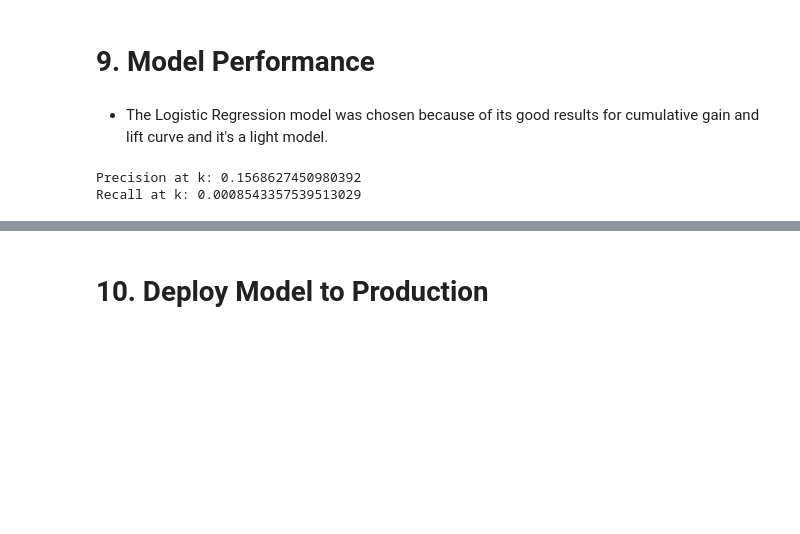
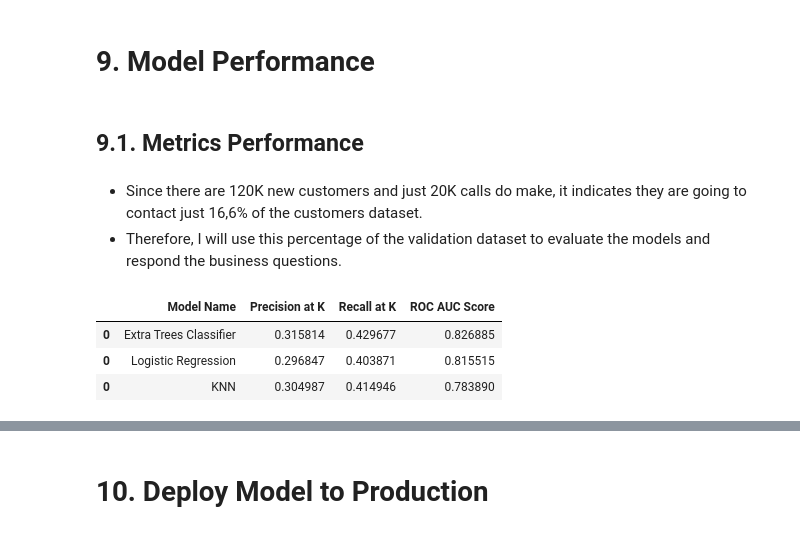
Before and after one commit to Gutscs/Health-Insurance-Cross-Sell, a Jupyter notebook: HealthInsurance.ipynb, the cells around one changed output, grey strips where cells are left out. Drawn from its saved outputs; the diff is of its cells as text; code cells hidden in the pictures; blank space fills up the shorter version.

Commit message:
:sparkles: Added metrics and business performance

```diff
--- a/HealthInsurance.ipynb
+++ b/HealthInsurance.ipynb
@@ -993,4 +942,2 @@ et_result_cv
 # %% [markdown]
 #  9. Model Performance
-# %% [markdown]
-* The Logistic Regression model was chosen because of its good results for cumulative gain and lift curve and it's a light model.
@@ -1001,17 +944,25 @@ df9['response'] = y_val.copy()
+# %% [markdown]
+## 9.1. Metrics Performance
+# %% [markdown]
+* Since there are 120K new customers and just 20K calls do make, it indicates they are going to contact just 16,6% of the customers dataset.
+ * Therefore, I will use this percentage of the validation dataset to evaluate the models and respond the business questions.
 # %%
-# propensity score
-df9['score'] = yhat_lr[:, 1].tolist()
+# Qtd of validation data
+qtd = y_val.shape[0]
 
-# sort clients by propensity score
-df9 = df9.sort_values( 'score', ascending=False )
+# 16.6% of total
+k = int( 0.166 * qtd  )
 
-# compute precision at K
-precision_at_50 = precision_at_k( df9.copy(), k=50 )
-print( 'Precision at k: {}'.format( precision_at_50 ) )
+# results at k
+knn_result_at_k = ml_metrics( 'KNN', y_val, yhat_knn[:, 1], k )
+lr_result_at_k = ml_metrics( 'Logistic Regression', y_val, yhat_lr[:, 1], k )
+et_result_at_k = ml_metrics( 'Extra Trees Classifier', y_val, yhat_et[:, 1], k )
 
-# compute recall at K
-recall_at_50 = recall_at_k( df9, k=50 )
-print( 'Recall at k: {}'.format( recall_at_50 ) )
+# ordering by ROC AUC Score
+modelling_result_at_k = pd.concat( [knn_result_at_k, lr_result_at_k, et_result_at_k] ).sort_values( by='ROC AUC Score', ascending=False )
+modelling_result_at_k
 # %% [output]
-Precision at k: 0.1568627450980392
-Recall at k: 0.0008543357539513029
+|  | Model Name | Precision at K | Recall at K | ROC AUC Score |
+| 0 | Extra Trees Classifier | 0.315814 | 0.429677 | 0.826885 |
+| 0 | Logistic Regression | 0.296847 | 0.403871 | 0.815515 |
+| 0 | KNN | 0.304987 | 0.414946 | 0.783890 |
```
Also changed, not shown: parts of 26 cells of this notebook.
